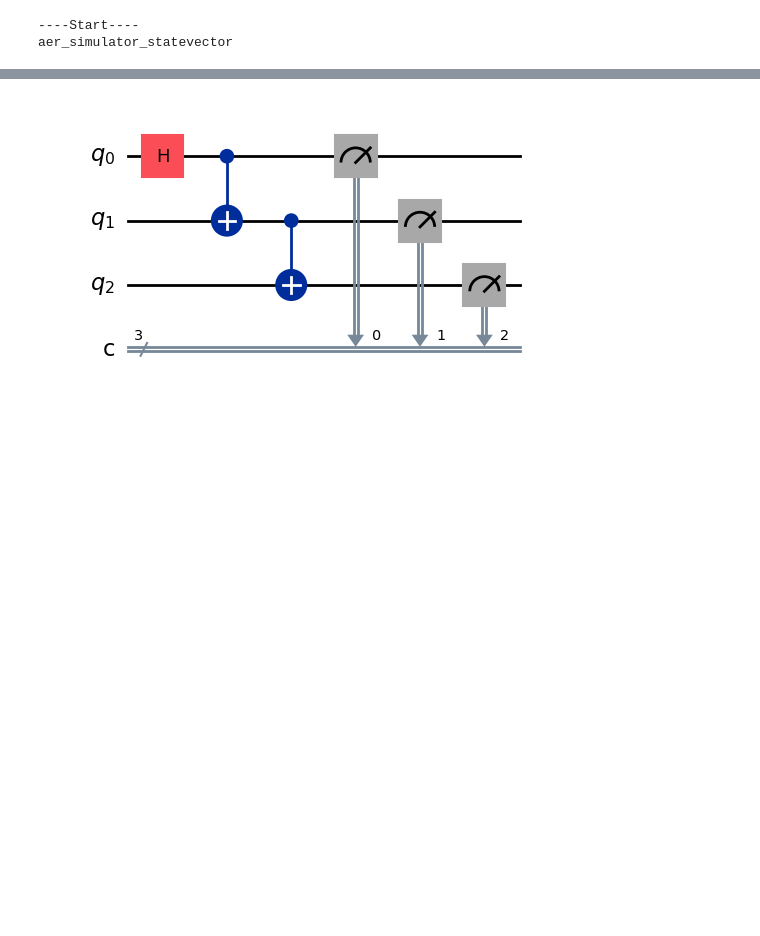
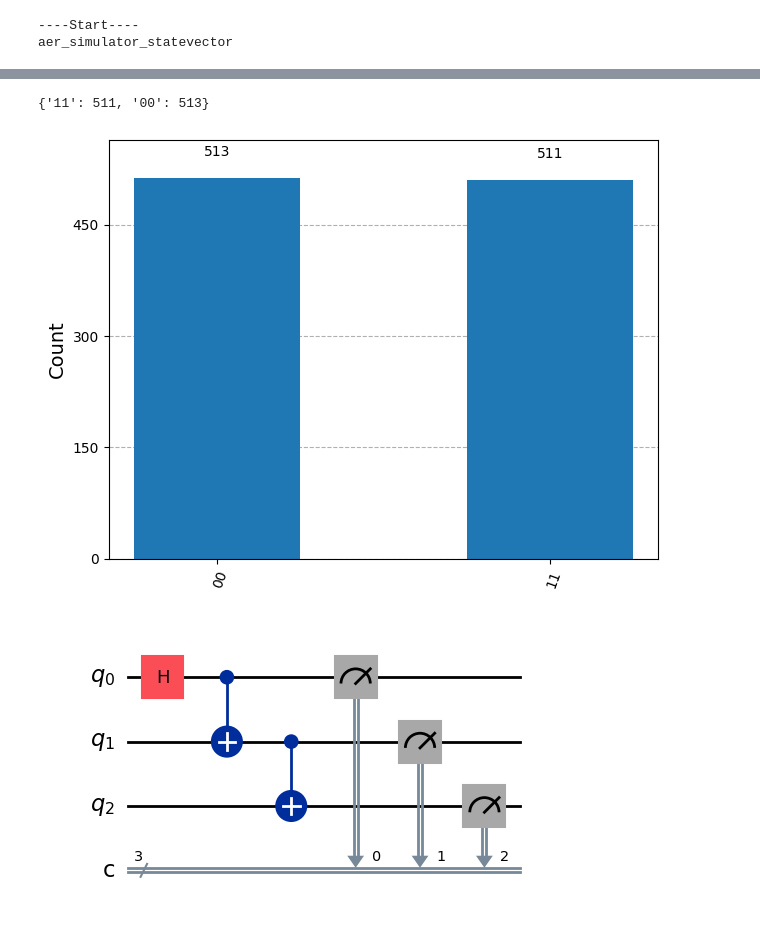
Before and after one commit to miketorii/ProjectX, a Jupyter notebook: Quantum/bell23.ipynb, the cells around one changed output, grey strips where cells are left out. Drawn from its saved outputs; the diff is of its cells as text; code cells hidden in the pictures; blank space fills up the shorter version.

```diff
--- a/Quantum/bell23.ipynb
+++ b/Quantum/bell23.ipynb
@@ -19,6 +19,23 @@ print(simulator.name)
 # %% [output]
 ----Start----
 aer_simulator_statevector
+# %%
+def execute_on_simulater(circuit):
+    sim = AerSimulator()
+
+    compiled_circuit = transpile(circuit, sim)
+
+    job = sim.run(compiled_circuit, shots=1024)
+    result = job.result()
+
+    counts = result.get_counts(compiled_circuit)
+    print(counts)
+
+    fig = plot_histogram(result.get_counts(compiled_circuit))
+
+    display(fig)
+
+    return result
 # %%
 def get_statevector_array(circuit):
     circuit = circuit.copy()
@@ -32 +65,6 @@ def get_statevector_array(circuit):
+# %%
+result = execute_on_simulater(circuit2)
+# %% [output]
+{'11': 511, '00': 513}
+[figure, added]
 # %%
```
Also changed, not shown: parts of 5 cells of this notebook.
